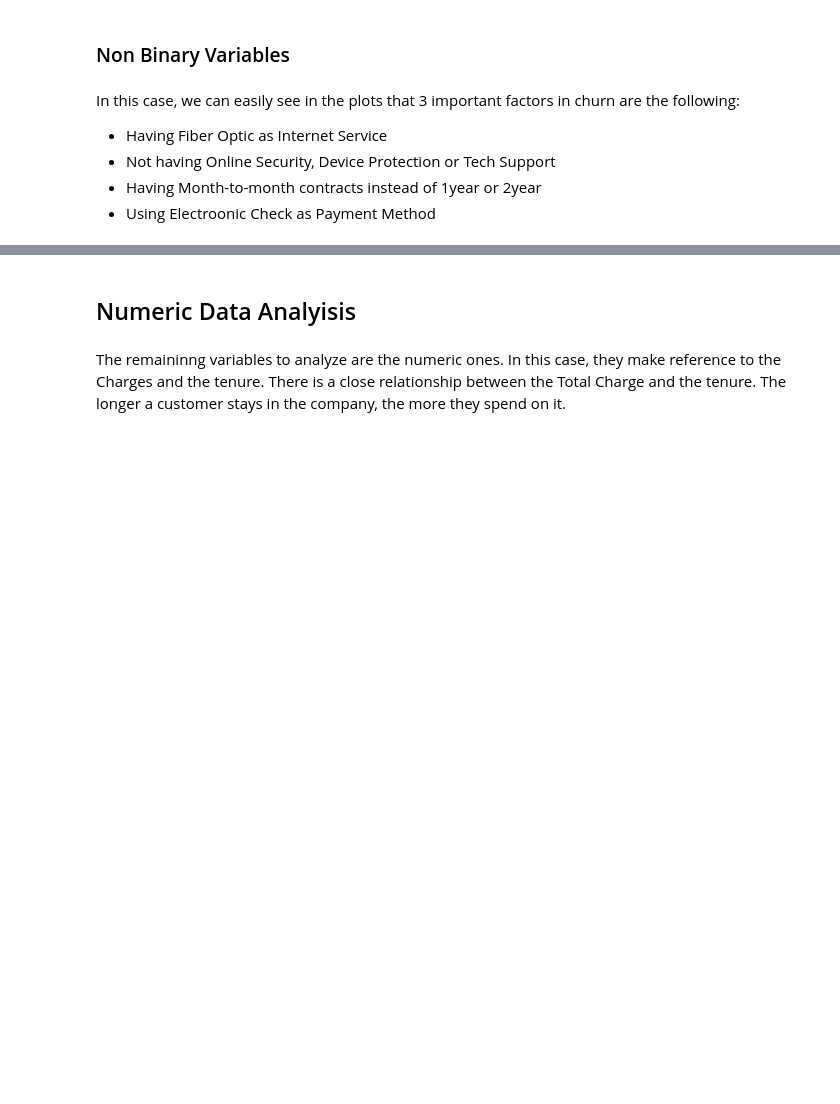
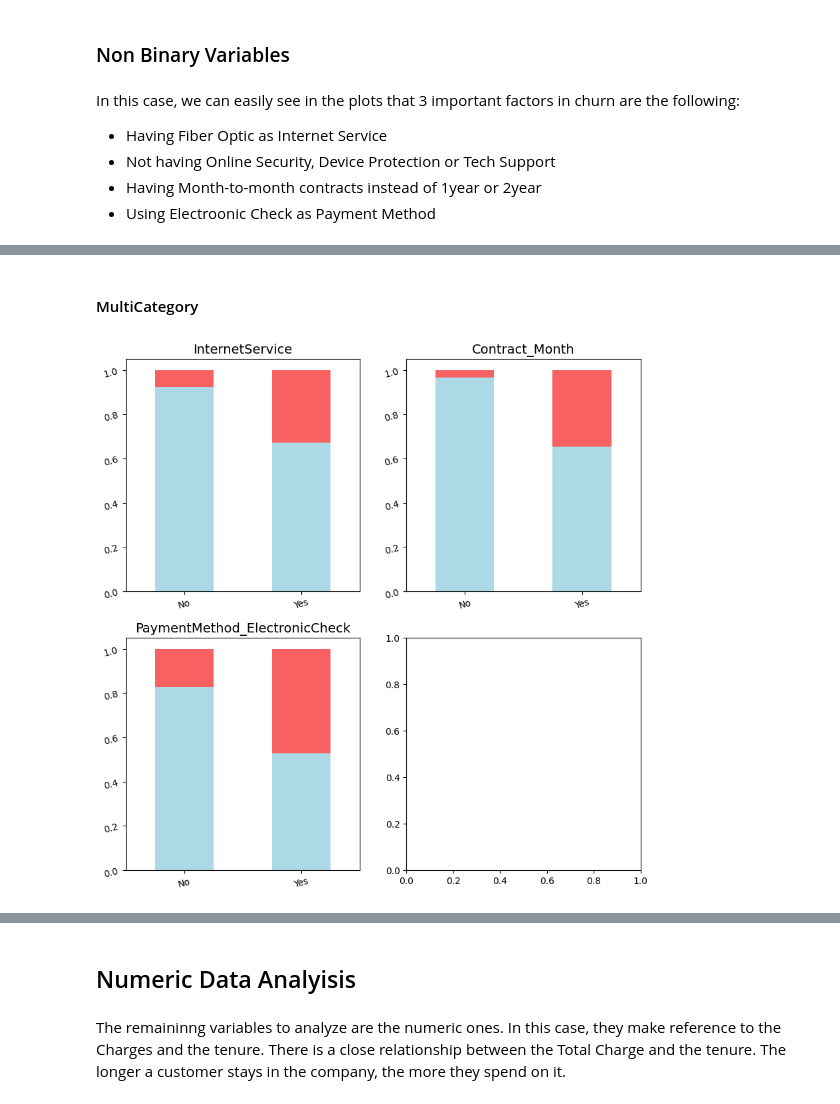
Before and after one commit to BecTome/telco-churn-ml, a Jupyter notebook: notebooks/telco-churn_eda.ipynb, the cells around one changed output, grey strips where cells are left out. Saved outputs shown, nothing was run; the diff lists cells and outputs as text; code cells hidden in the pictures; blank space fills up the shorter version.

```diff
--- a/notebooks/telco-churn_eda.ipynb
+++ b/notebooks/telco-churn_eda.ipynb
@@ -392,0 +455,26 @@ fig.tight_layout()
+# %% [markdown]
+#### MultiCategory
+# %%
+cols_multi = ['InternetService', 'Contract', 'PaymentMethod', 'Churn']
+dff = df.copy()
+dff = dff[cols_multi]
+
+dff['InternetService'] = dff['InternetService'].map({'DSL':'Yes', 'Fiber optic':'Yes', 'No':'No'})
+dff['Contract_Month'] = dff['Contract'].map({'Month-to-month':'Yes', 'One year':'Yes', 'Two year':'No'})
+dff['PaymentMethod_ElectronicCheck'] = dff['PaymentMethod'].map({'Electronic check':'Yes',
+                                                                    'Bank transfer (automatic)':'No',
+                                                                    'Mailed check':'No',
+                                                                    'Credit card (automatic)':'No'})
+
+cols_multi = ['InternetService', 'Contract_Month', 'PaymentMethod_ElectronicCheck', 'Churn']
+fig, ax = plt.subplots(len(cols_multi) // 2, 2, figsize=(10, 10))
+ax = ax.reshape(-1)
+for i, col in enumerate(cols_multi[:-1]):
+    df_non_binary_prop = dff.groupby(col)['Churn'].value_counts(normalize=True).unstack()
+    df_non_binary_prop.plot(kind='bar', stacked=True, ax=ax[i], title=col, color=[BLUE, RED], legend=False)
+
+    ax[i].set_xlabel('')
+    ax[i].set_title(col, fontsize=14)
+    ax[i].tick_params(axis='both', labelsize=10, rotation=15)
+# %% [output]
+[figure, added]
```
Also changed, not shown: parts of 9 cells of this notebook.
